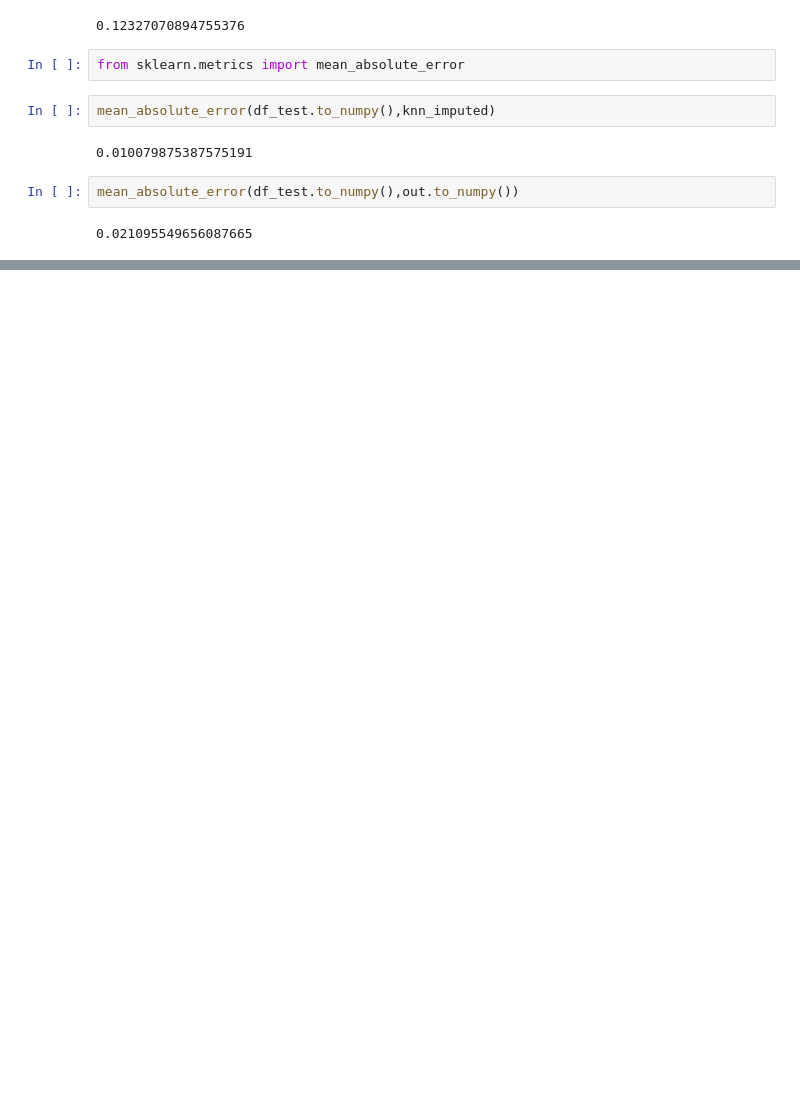
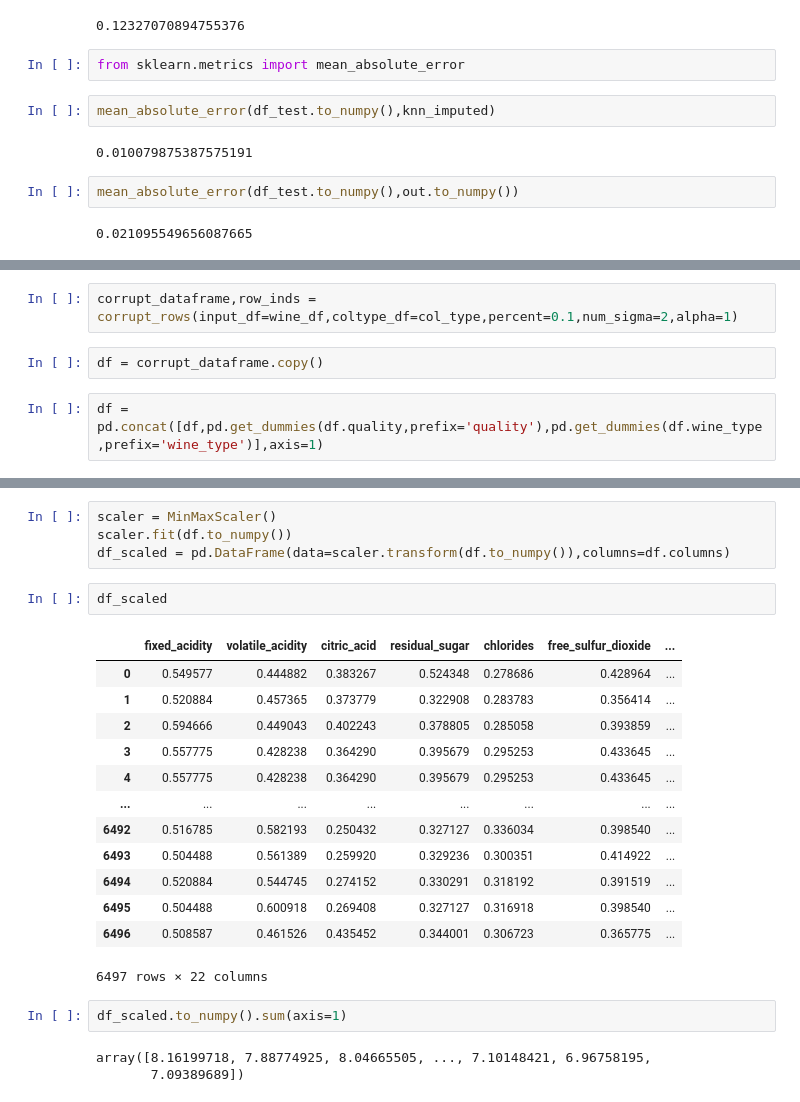
Before and after one commit to awright101/thesis_work_gaialens, a Jupyter notebook: Wine_Dataset_Work.ipynb, the cells around one changed output, grey strips where cells are left out. Drawn from its saved outputs; the diff is of its cells as text; blank space fills up the shorter version.

```diff
--- a/Wine_Dataset_Work.ipynb
+++ b/Wine_Dataset_Work.ipynb
@@ -532,0 +525,6 @@ corrupt_rows(input_df=wine_df,coltype_df=col_type,percent=0.1,num_sigma=2,alpha=
+# %%
+corrupt_dataframe,row_inds = corrupt_rows(input_df=wine_df,coltype_df=col_type,percent=0.1,num_sigma=2,alpha=1)
+# %%
+df = corrupt_dataframe.copy()
+# %%
+df = pd.concat([df,pd.get_dummies(df.quality,prefix='quality'),pd.get_dummies(df.wine_type,prefix='wine_type')],axis=1)
@@ -532,0 +541,25 @@ corrupt_rows(input_df=wine_df,coltype_df=col_type,percent=0.1,num_sigma=2,alpha=
+# %%
+scaler = MinMaxScaler()
+scaler.fit(df.to_numpy())
+df_scaled = pd.DataFrame(data=scaler.transform(df.to_numpy()),columns=df.columns)
+# %%
+df_scaled
+# %% [output]
+|  | fixed_acidity | volatile_acidity | citric_acid | residual_sugar | chlorides | free_sulfur_dioxide | ... |
+| 0 | 0.549577 | 0.444882 | 0.383267 | 0.524348 | 0.278686 | 0.428964 | ... |
+| 1 | 0.520884 | 0.457365 | 0.373779 | 0.322908 | 0.283783 | 0.356414 | ... |
+| 2 | 0.594666 | 0.449043 | 0.402243 | 0.378805 | 0.285058 | 0.393859 | ... |
+| 3 | 0.557775 | 0.428238 | 0.364290 | 0.395679 | 0.295253 | 0.433645 | ... |
+| 4 | 0.557775 | 0.428238 | 0.364290 | 0.395679 | 0.295253 | 0.433645 | ... |
+| ... | ... | ... | ... | ... | ... | ... | ... |
+| 6492 | 0.516785 | 0.582193 | 0.250432 | 0.327127 | 0.336034 | 0.398540 | ... |
+| 6493 | 0.504488 | 0.561389 | 0.259920 | 0.329236 | 0.300351 | 0.414922 | ... |
+| 6494 | 0.520884 | 0.544745 | 0.274152 | 0.330291 | 0.318192 | 0.391519 | ... |
+| 6495 | 0.504488 | 0.600918 | 0.269408 | 0.327127 | 0.316918 | 0.398540 | ... |
+| 6496 | 0.508587 | 0.461526 | 0.435452 | 0.344001 | 0.306723 | 0.365775 | ... |
+6497 rows × 22 columns
+# %%
+df_scaled.to_numpy().sum(axis=1)
+# %% [output]
+array([8.16199718, 7.88774925, 8.04665505, ..., 7.10148421, 6.96758195,
+       7.09389689])
```
Also changed, not shown: parts of 24 cells of this notebook.
